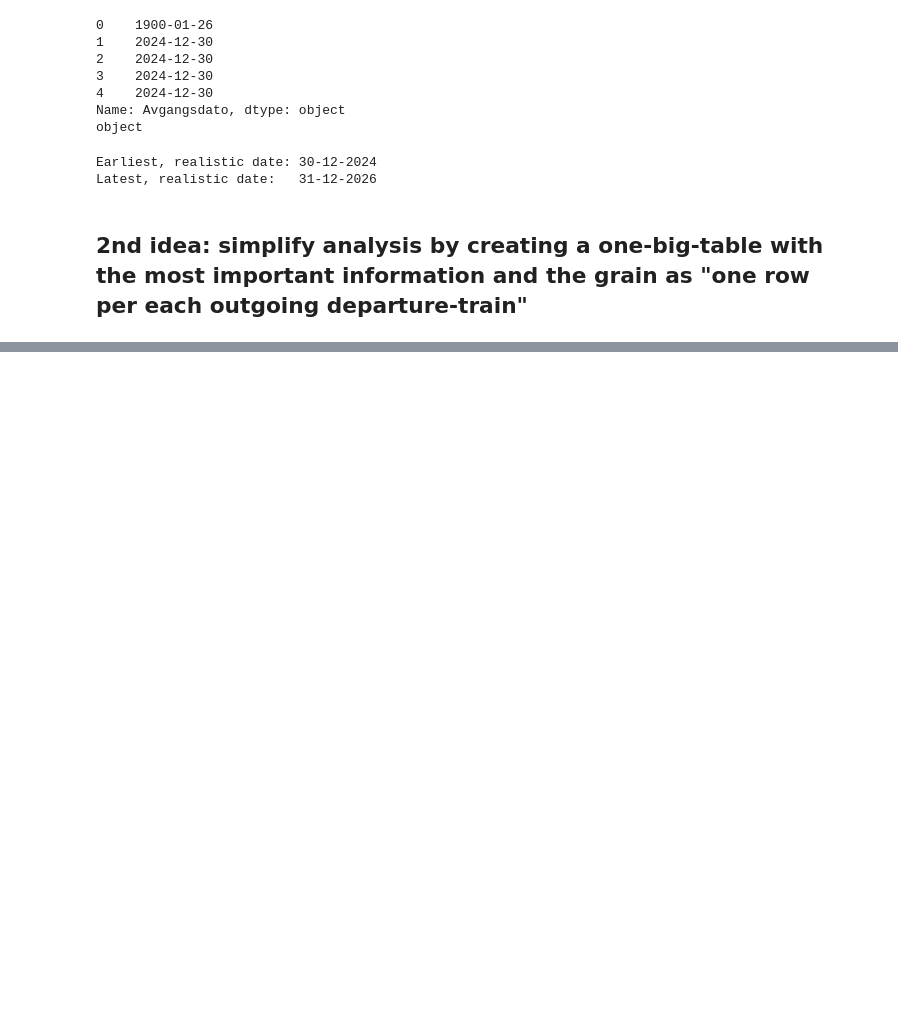
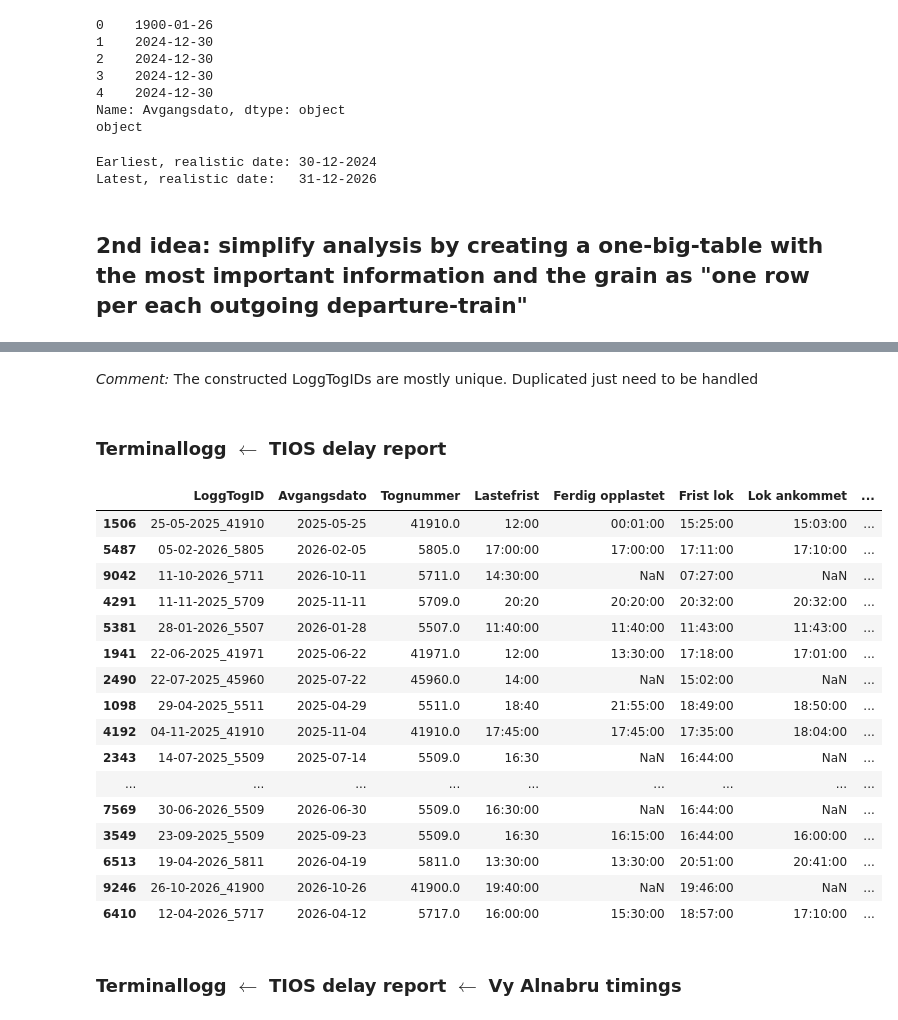
Before and after one commit to KriStrom/masteroppgave26SixSigmaDataanalyse, a Jupyter notebook: 01_measure_phase/01_00_data_exploration_and_experimentation.ipynb, the cells around one changed output, grey strips where cells are left out. Drawn from its saved outputs; the diff is of its cells as text; code cells hidden in the pictures; blank space fills up the shorter version.

```diff
--- a/01_measure_phase/01_00_data_exploration_and_experimentation.ipynb
+++ b/01_measure_phase/01_00_data_exploration_and_experimentation.ipynb
@@ -601,0 +604,9 @@ Latest, realistic date:   31-12-2026
+# %%
+# Create the LoggTogID for the df_TIOS_delays_report dataset
+df_TIOS_delays_report["LoggTogID"] = (
+    pd.to_datetime(df_TIOS_delays_report["Dato"]).dt.strftime("%d-%m-%Y")
+    + "_"
+    + df_TIOS_delays_report["Tognr"].astype(str)
+)
+
+df_TIOS_delays_report["LoggTogID"]
@@ -601,0 +674,36 @@ Latest, realistic date:   31-12-2026
+# %% [markdown]
+*Comment:* The constructed LoggTogIDs are mostly unique. Duplicated just need to be handled
+# %% [markdown]
+### Terminallogg $\leftarrow$ TIOS delay report
+# %%
+# Work on copies
+terminal = df_terminallogg.copy()
+tios = df_TIOS_delays_report.copy()
+
+# Standardize the join key
+terminal["LoggTogID"] = (
+    terminal["LoggTogID"]
+    .astype("string")
+    .str.strip()
+)
+
+tios["LoggTogID"] = (
+    tios["LoggTogID"]
+    .astype("string")
+    .str.strip()
+)
+
+# Remove rows without a join key
+terminal = terminal.dropna(subset=["LoggTogID"])
+tios = tios.dropna(subset=["LoggTogID"])
+
+# Remove duplicate LoggTogIDs, keeping the first occurrence
+terminal = terminal.drop_duplicates(
+    subset="LoggTogID",
+    keep="first",
+)
+
+tios = tios.drop_duplicates(
+    subset="LoggTogID",
+    keep="first",
+)
@@ -601,0 +754,23 @@ Latest, realistic date:   31-12-2026
+# %%
+# Display 20 random rows
+display(df_terminal_tios.sample(n=20, random_state=37))
+# %% [output]
+|  | LoggTogID | Avgangsdato | Tognummer | Lastefrist | Ferdig opplastet | Frist lok | Lok ankommet | ... |
+| 1506 | 25-05-2025_41910 | 2025-05-25 | 41910.0 | 12:00 | 00:01:00 | 15:25:00 | 15:03:00 | ... |
+| 5487 | 05-02-2026_5805 | 2026-02-05 | 5805.0 | 17:00:00 | 17:00:00 | 17:11:00 | 17:10:00 | ... |
+| 9042 | 11-10-2026_5711 | 2026-10-11 | 5711.0 | 14:30:00 | NaN | 07:27:00 | NaN | ... |
+| 4291 | 11-11-2025_5709 | 2025-11-11 | 5709.0 | 20:20 | 20:20:00 | 20:32:00 | 20:32:00 | ... |
+| 5381 | 28-01-2026_5507 | 2026-01-28 | 5507.0 | 11:40:00 | 11:40:00 | 11:43:00 | 11:43:00 | ... |
+| 1941 | 22-06-2025_41971 | 2025-06-22 | 41971.0 | 12:00 | 13:30:00 | 17:18:00 | 17:01:00 | ... |
+| 2490 | 22-07-2025_45960 | 2025-07-22 | 45960.0 | 14:00 | NaN | 15:02:00 | NaN | ... |
+| 1098 | 29-04-2025_5511 | 2025-04-29 | 5511.0 | 18:40 | 21:55:00 | 18:49:00 | 18:50:00 | ... |
+| 4192 | 04-11-2025_41910 | 2025-11-04 | 41910.0 | 17:45:00 | 17:45:00 | 17:35:00 | 18:04:00 | ... |
+| 2343 | 14-07-2025_5509 | 2025-07-14 | 5509.0 | 16:30 | NaN | 16:44:00 | NaN | ... |
+| ... | ... | ... | ... | ... | ... | ... | ... | ... |
+| 7569 | 30-06-2026_5509 | 2026-06-30 | 5509.0 | 16:30:00 | NaN | 16:44:00 | NaN | ... |
+| 3549 | 23-09-2025_5509 | 2025-09-23 | 5509.0 | 16:30 | 16:15:00 | 16:44:00 | 16:00:00 | ... |
+| 6513 | 19-04-2026_5811 | 2026-04-19 | 5811.0 | 13:30:00 | 13:30:00 | 20:51:00 | 20:41:00 | ... |
+| 9246 | 26-10-2026_41900 | 2026-10-26 | 41900.0 | 19:40:00 | NaN | 19:46:00 | NaN | ... |
+| 6410 | 12-04-2026_5717 | 2026-04-12 | 5717.0 | 16:00:00 | 15:30:00 | 18:57:00 | 17:10:00 | ... |
+# %% [markdown]
+### Terminallogg $\leftarrow$ TIOS delay report $\leftarrow$ Vy Alnabru timings
```
Also changed, not shown: parts of 14 cells of this notebook.
